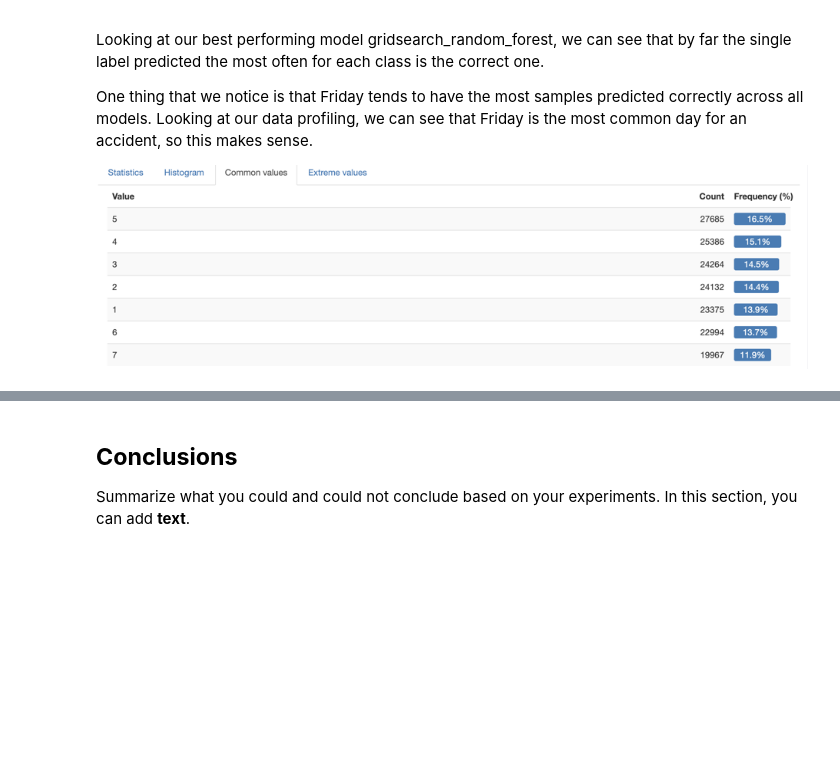
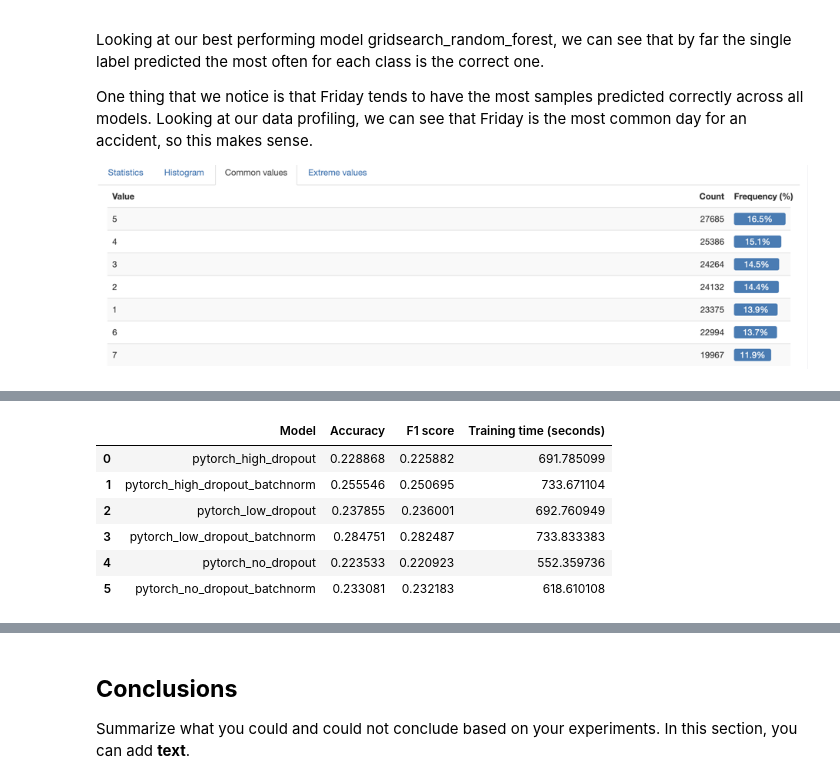
Before and after one commit to btakli/COMP432-Project, a Jupyter notebook: B_Takli_40124336_COMP432_Project.ipynb, the cells around one changed output, grey strips where cells are left out. Drawn from its saved outputs; the diff is of its cells as text; code cells hidden in the pictures; blank space fills up the shorter version.

```diff
--- a/B_Takli_40124336_COMP432_Project.ipynb
+++ b/B_Takli_40124336_COMP432_Project.ipynb
@@ -618,0 +767,11 @@ KeyboardInterrupt:
+# %%
+#Printing the test results for the PyTorch models
+pd.read_csv(test_result_file_pytorch)
+# %% [output]
+|  | Model | Accuracy | F1 score | Training time (seconds) |
+| 0 | pytorch_high_dropout | 0.228868 | 0.225882 | 691.785099 |
+| 1 | pytorch_high_dropout_batchnorm | 0.255546 | 0.250695 | 733.671104 |
+| 2 | pytorch_low_dropout | 0.237855 | 0.236001 | 692.760949 |
+| 3 | pytorch_low_dropout_batchnorm | 0.284751 | 0.282487 | 733.833383 |
+| 4 | pytorch_no_dropout | 0.223533 | 0.220923 | 552.359736 |
+| 5 | pytorch_no_dropout_batchnorm | 0.233081 | 0.232183 | 618.610108 |
```
Also changed, not shown: parts of 17 cells of this notebook, 17 other files.
